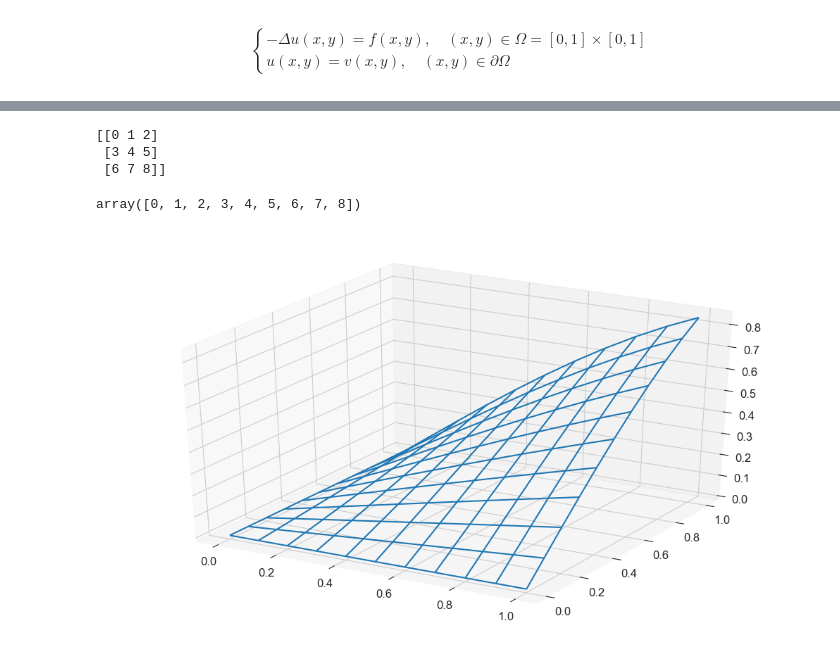
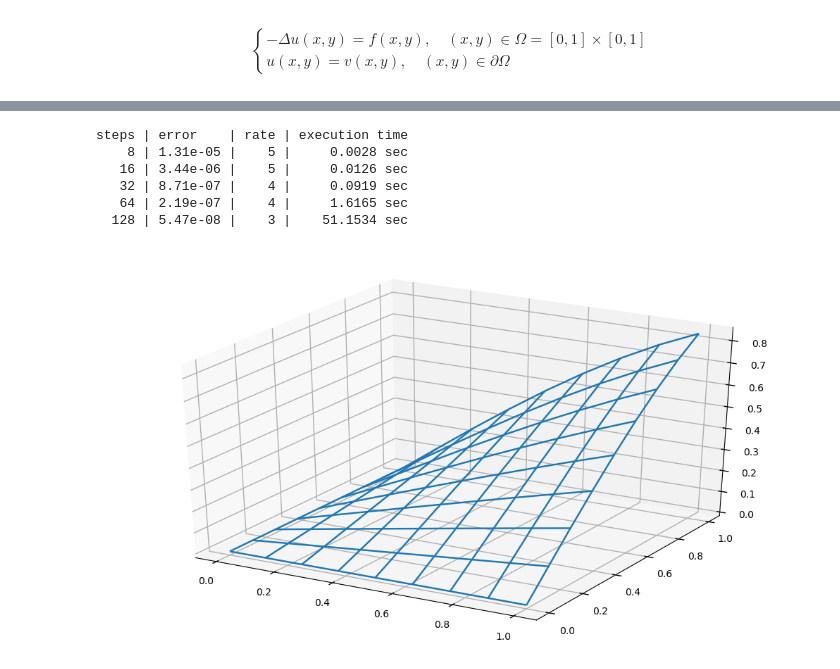
Before and after one commit to maxstollmayer/NuMeDiffG, a Jupyter notebook: Aufgabenblatt 6/Aufgabenblatt 6 Lösung.ipynb, the cells around one changed output, grey strips where cells are left out. Cells and saved outputs as stored; diff of their text form; code cells hidden in the pictures.

Commit message:
solved exercise 6

```diff
--- a/Aufgabenblatt 6/Aufgabenblatt 6 Lösung.ipynb
+++ b/Aufgabenblatt 6/Aufgabenblatt 6 Lösung.ipynb
@@ -14,15 +14,10 @@ wobei $f(x,y)=sin(x\cdot y)\cdot(x^2+y^2)$, und $v(x,y)=sin(x\cdot y)$.
 # %%
 import numpy as np
+import time
 from matplotlib import pyplot as plt
 from mpl_toolkits.mplot3d import axes3d
 from matplotlib import rcdefaults
 
 rcdefaults()
-plt.style.use("seaborn-whitegrid")
+plt.style.use("seaborn-notebook")
 plt.rcParams["figure.figsize"] = [12.8, 7.2]
-plt.rcParams["font.size"] = 12
-plt.rcParams["axes.edgecolor"] = "white"
-plt.rcParams["legend.frameon"] = True
-plt.rcParams["legend.framealpha"] = 0.75
-plt.rcParams["legend.facecolor"] = "white"
-plt.rcParams["legend.edgecolor"] = "white"
@@ -179,9 +92,0 @@ plt.show()
-# %%
-T = np.arange(9).reshape(3,3)
-print(T)
-T.flatten()
-# %% [output]
-[[0 1 2]
- [3 4 5]
- [6 7 8]]
-array([0, 1, 2, 3, 4, 5, 6, 7, 8])
@@ -188,15 +108,25 @@ array([0, 1, 2, 3, 4, 5, 6, 7, 8])
+# %%
+rates = rate(errors, (b - a) / steps)
+
+print("steps | error    | rate | execution time")
+for N, e, r, t in zip(steps, errors, rates, times):
+    print(f"  {N:3.0f} | {e:.2e} |   {r:2.0f} |    {t:7.4f} sec")
+# %% [output]
+steps | error    | rate | execution time
+    8 | 1.31e-05 |    5 |     0.0028 sec
+   16 | 3.44e-06 |    5 |     0.0126 sec
+   32 | 8.71e-07 |    4 |     0.0919 sec
+   64 | 2.19e-07 |    4 |     1.6165 sec
+  128 | 5.47e-08 |    3 |    51.1534 sec
 # %%
-a = 0
-b = 1
-N = 10
-h = (b - a) / N
+N = 8
+h = 1/N
 x, y = np.mgrid[0:1+h:h, 0:1+h:h]
-axis = a + h * np.arange(N+1)
-z = v(axis[:, None], axis[None, :])
+u = solvePoisson(f, v, a, b, N)
 
 fig = plt.figure()
 ax = fig.add_subplot(111, projection="3d")
-ax.plot_wireframe(x, y, z)
+ax.plot_wireframe(x, y, u)
 plt.show()
 # %% [output]
-[figure, old version]
+[figure, new version]
```
Also changed, not shown: parts of 8 cells of this notebook, 1 other file.
